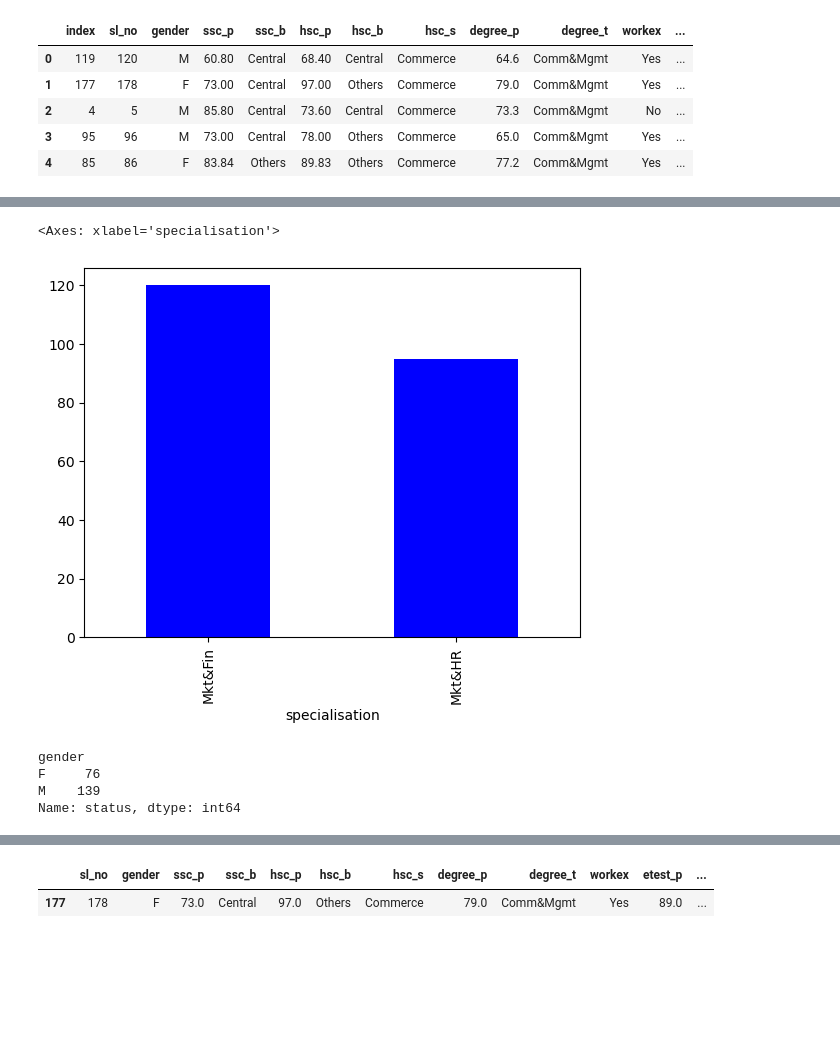
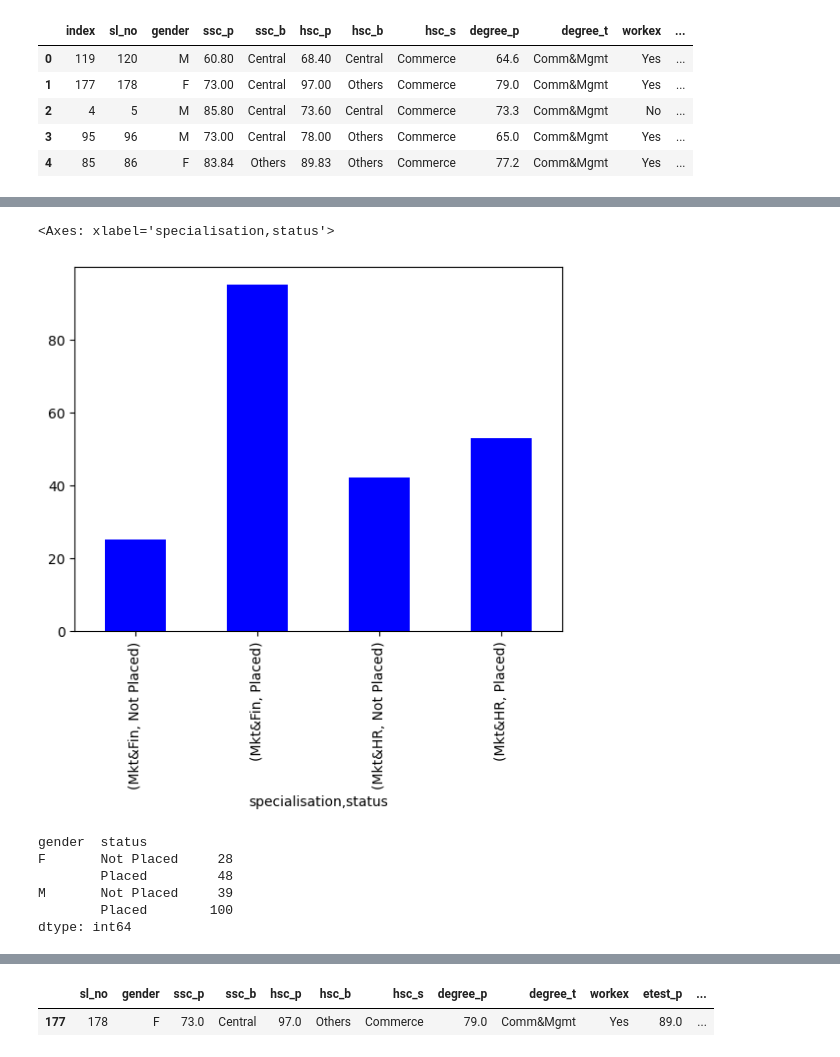
Before and after one commit to savii99/campus_placement_prediction, a Jupyter notebook: code.ipynb, the cells around one changed output, grey strips where cells are left out. Cells and saved outputs as stored; diff of their text form; code cells hidden in the pictures; blank space fills up the shorter version.

```diff
--- a/code.ipynb
+++ b/code.ipynb
@@ -299,17 +310,19 @@ Name: status, dtype: int64
 # %%
 #countplot of specialisation student who are placed
 
-df.groupby(['specialisation'])['status'].count().plot(kind= 'bar' , color = "blue")
+df[["specialisation",'status']].groupby(['specialisation','status']).size().plot(kind= 'bar' , color = "blue")
 # %% [output]
-<Axes: xlabel='specialisation'>
+<Axes: xlabel='specialisation,status'>
-[figure, old version]
+[figure, new version]
 # %%
-df.groupby(['gender'])['status'].count()
+df[["gender",'status']].groupby(['gender','status']).size()
 # %% [output]
-gender
-F     76
-M    139
-Name: status, dtype: int64
+gender  status
+F       Not Placed     28
+        Placed         48
+M       Not Placed     39
+        Placed        100
+dtype: int64
 # %%
 #gender countplot of whom placed
 
```
Also changed, not shown: parts of 34 cells of this notebook, 1 other file.
